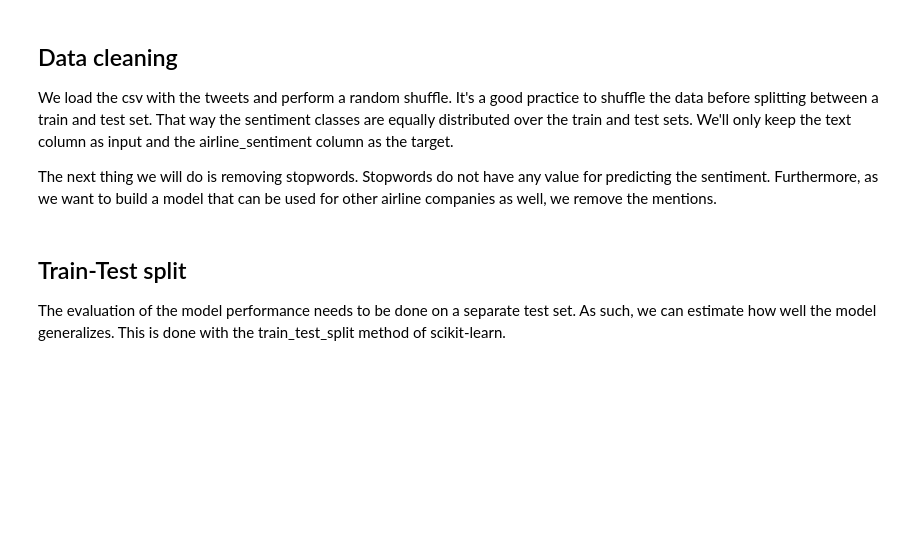
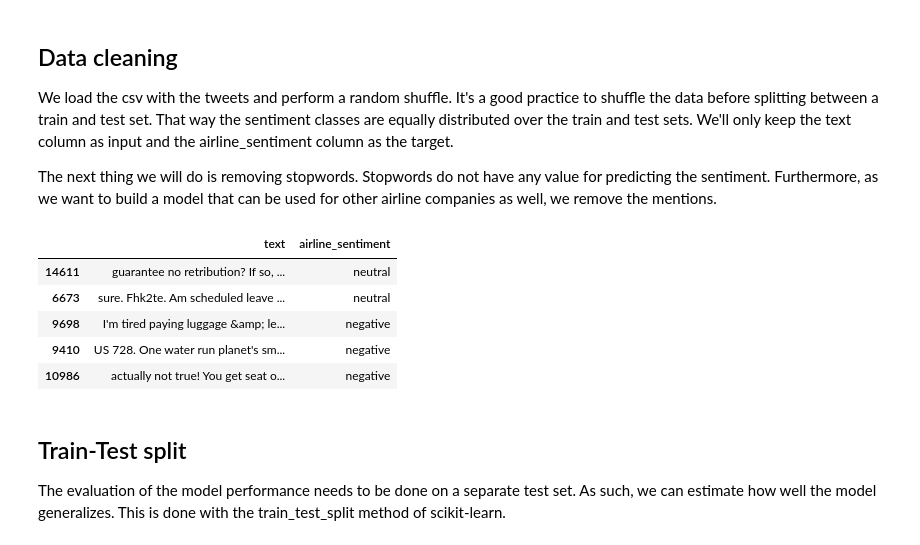
Before and after one commit to SohailaDiab/spring_2023_vail-SohailaDiab, a Jupyter notebook: Day_09/Overfitting_And_Underfitting.ipynb, the cells around one changed output. Saved outputs shown, nothing was run; the diff lists cells and outputs as text; code cells hidden in the pictures; blank space fills up the shorter version.

```diff
--- a/Day_09/Overfitting_And_Underfitting.ipynb
+++ b/Day_09/Overfitting_And_Underfitting.ipynb
@@ -270,6 +270,15 @@ df = pd.read_csv(input_path / 'Tweets.csv')
 df = df.reindex(np.random.permutation(df.index))
 df = df[['text', 'airline_sentiment']]
 df.text = df.text.apply(remove_stopwords).apply(remove_mentions)
+# %%
+df.head()
+# %% [output]
+|  | text | airline_sentiment |
+| 14611 | guarantee no retribution? If so, ... | neutral |
+| 6673 | sure. Fhk2te. Am scheduled leave ... | neutral |
+| 9698 | I'm tired paying luggage &amp; le... | negative |
+| 9410 | US 728. One water run planet's sm... | negative |
+| 10986 | actually not true! You get seat o... | negative |
 # %% [markdown]
 ## Train-Test split
 The evaluation of the model performance needs to be done on a separate test set. As such, we can estimate how well the model generalizes. This is done with the train_test_split method of scikit-learn.
```
Also changed, not shown: parts of 19 cells of this notebook.
